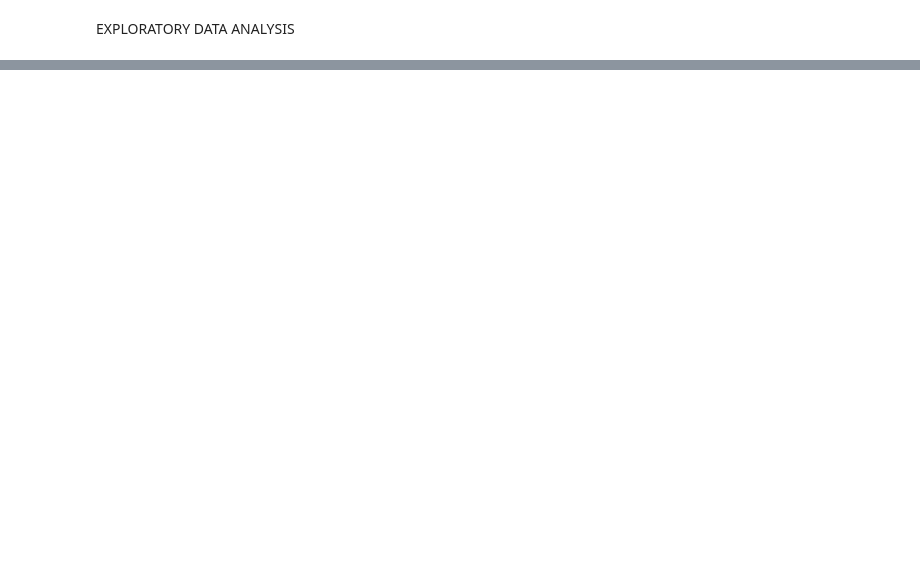
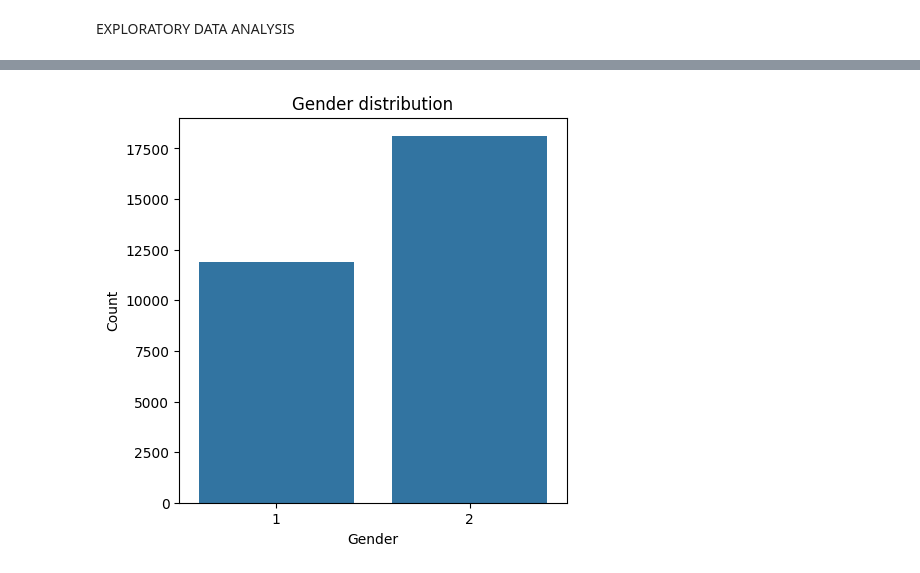
Before and after one commit to AdeiTech-star/ResponsibleAIModelGovernance, a Jupyter notebook: notebooks/baseline_model.ipynb, the cells around one changed output, grey strips where cells are left out. Saved outputs shown, nothing was run; the diff lists cells and outputs as text; code cells hidden in the pictures; blank space fills up the shorter version.

```diff
--- a/notebooks/baseline_model.ipynb
+++ b/notebooks/baseline_model.ipynb
@@ -10,0 +100,29 @@ ModuleNotFoundError: No module named 'pandas'
+# %%
+# Create a dictionary mapping the current names to your new names
+rename_mapping = {
+    'PAY_0': 'Sept_hist',
+    'PAY_2': 'Aug_hist',
+    'PAY_3': 'July_hist',
+    'PAY_4': 'June_hist',
+    'PAY_5': 'May_hist',
+    'PAY_6': 'Apr_hist',
+
+    'BILL_AMT1': 'Sept_bill',
+    'BILL_AMT2': 'Aug_bill',
+    'BILL_AMT3': 'July_bill',
+    'BILL_AMT4': 'June_bill',
+    'BILL_AMT5': 'May_bill',
+    'BILL_AMT6': 'Apr_bill',
+
+    'PAY_AMT1': 'Sept_pay',
+    'PAY_AMT2': 'Aug_pay',
+    'PAY_AMT3': 'July_pay',
+    'PAY_AMT4': 'June_pay',
+    'PAY_AMT5': 'May_pay',
+    'PAY_AMT6': 'Apr_pay',
+
+    'default payment next month' : 'default'
+}
+
+# Apply the rename function to your dataframe
+data.rename(columns=rename_mapping, inplace=True)
@@ -10,0 +200,15 @@ ModuleNotFoundError: No module named 'pandas'
+# %%
+import matplotlib.pyplot as plt
+import seaborn as sns
+
+
+plt.figure(figsize=(5,5))
+sns.countplot(data = data, x='SEX')
+
+plt.title("Gender distribution")
+plt.xlabel("Gender")
+plt.ylabel("Count")
+
+plt.show()
+# %% [output]
+[figure, added]
```
Also changed, not shown: parts of 22 cells of this notebook.
